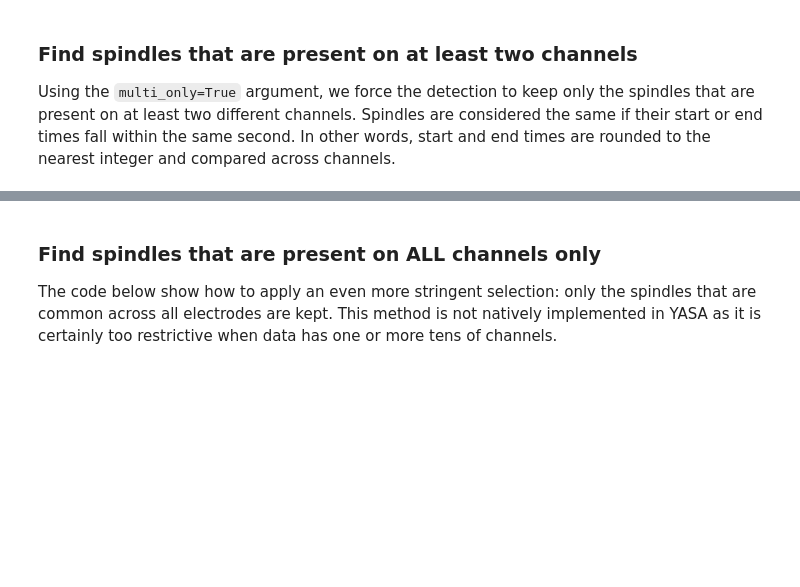
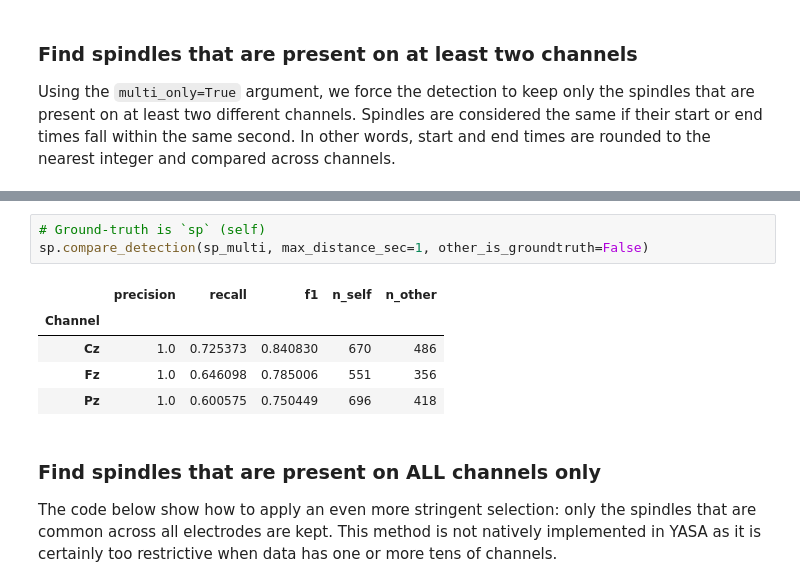
Before and after one commit to raphaelvallat/yasa, a Jupyter notebook: notebooks/02_spindles_detection_multi.ipynb, the cells around one changed output, grey strips where cells are left out. Drawn from its saved outputs; the diff is of its cells as text; blank space fills up the shorter version.

```diff
--- a/notebooks/02_spindles_detection_multi.ipynb
+++ b/notebooks/02_spindles_detection_multi.ipynb
@@ -109,3 +144,12 @@ sp.summary(grp_chan=True)
+# %%
+# Ground-truth is `sp` (self)
+sp.compare_detection(sp_multi, max_distance_sec=1, other_is_groundtruth=False)
+# %% [output]
+|  | precision | recall | f1 | n_self | n_other |
+| Channel |  |  |  |  |  |
+| Cz | 1.0 | 0.725373 | 0.840830 | 670 | 486 |
+| Fz | 1.0 | 0.646098 | 0.785006 | 551 | 356 |
+| Pz | 1.0 | 0.600575 | 0.750449 | 696 | 418 |
 # %% [markdown]
 ### Find spindles that are present on ALL channels only
 
```
Also changed, not shown: parts of 8 cells of this notebook, 6 other files.
